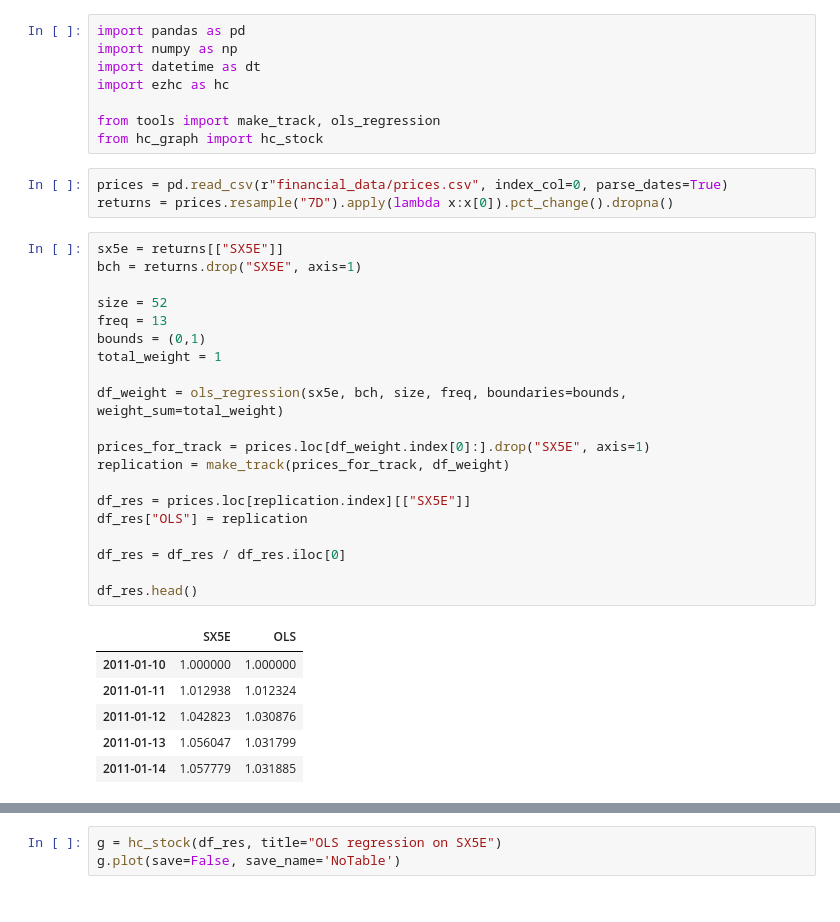
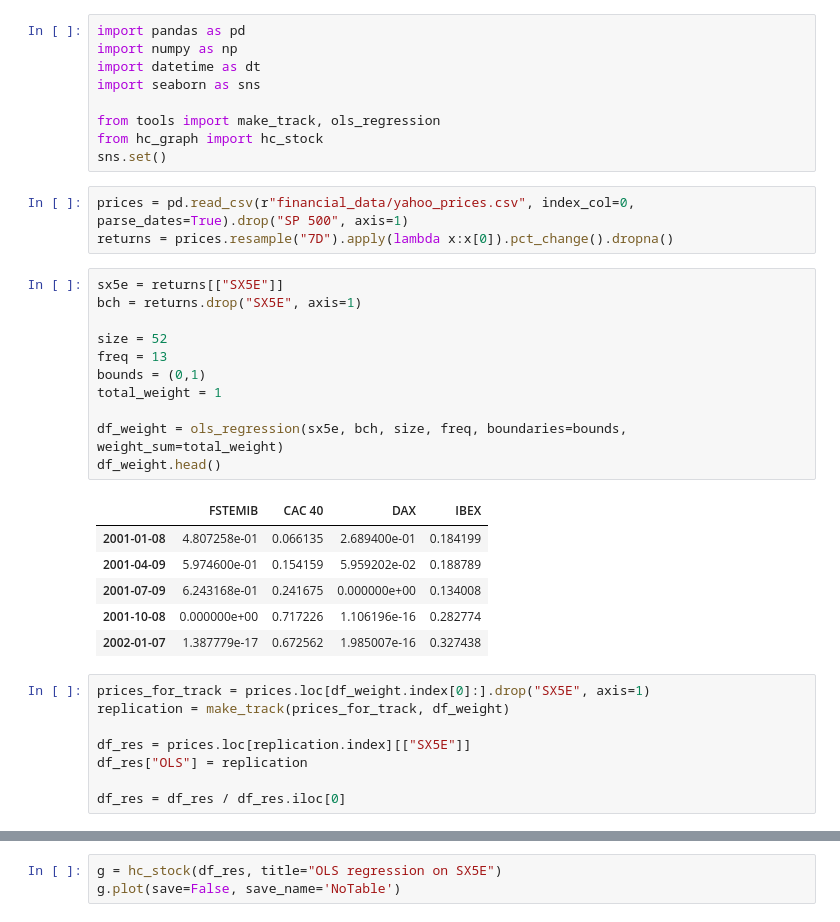
Before and after one commit to gwigniolle/Hedge-Fund-Replication, a Jupyter notebook: OLS Regression on SX5E.ipynb, the cells around one changed output, grey strips where cells are left out. Saved outputs shown, nothing was run; the diff lists cells and outputs as text.

```diff
--- a/OLS Regression on SX5E.ipynb
+++ b/OLS Regression on SX5E.ipynb
@@ -9,37 +6,37 @@ The autoreload extension is already loaded. To reload it, use:
 import pandas as pd
 import numpy as np
 import datetime as dt
-import ezhc as hc
+import seaborn as sns
 
 from tools import make_track, ols_regression
 from hc_graph import hc_stock
+sns.set()
 # %%
-prices = pd.read_csv(r"financial_data/prices.csv", index_col=0, parse_dates=True)
+prices = pd.read_csv(r"financial_data/yahoo_prices.csv", index_col=0, parse_dates=True).drop("SP 500", axis=1)
 returns = prices.resample("7D").apply(lambda x:x[0]).pct_change().dropna()
 # %%
 sx5e = returns[["SX5E"]]
 bch = returns.drop("SX5E", axis=1)
 
 size = 52
 freq = 13
 bounds = (0,1)
 total_weight = 1
 
 df_weight = ols_regression(sx5e, bch, size, freq, boundaries=bounds, weight_sum=total_weight)
-
-prices_for_track = prices.loc[df_weight.index[0]:].drop("SX5E", axis=1)
-replication = make_track(prices_for_track, df_weight)
-
-df_res = prices.loc[replication.index][["SX5E"]]
-df_res["OLS"] = replication
-
-df_res = df_res / df_res.iloc[0]
-
-df_res.head()
+df_weight.head()
 # %% [output]
-|  | SX5E | OLS |
-| 2011-01-10 | 1.000000 | 1.000000 |
-| 2011-01-11 | 1.012938 | 1.012324 |
-| 2011-01-12 | 1.042823 | 1.030876 |
-| 2011-01-13 | 1.056047 | 1.031799 |
-| 2011-01-14 | 1.057779 | 1.031885 |
+|  | FSTEMIB | CAC 40 | DAX | IBEX |
+| 2001-01-08 | 4.807258e-01 | 0.066135 | 2.689400e-01 | 0.184199 |
+| 2001-04-09 | 5.974600e-01 | 0.154159 | 5.959202e-02 | 0.188789 |
+| 2001-07-09 | 6.243168e-01 | 0.241675 | 0.000000e+00 | 0.134008 |
+| 2001-10-08 | 0.000000e+00 | 0.717226 | 1.106196e-16 | 0.282774 |
+| 2002-01-07 | 1.387779e-17 | 0.672562 | 1.985007e-16 | 0.327438 |
+# %%
+prices_for_track = prices.loc[df_weight.index[0]:].drop("SX5E", axis=1)
+replication = make_track(prices_for_track, df_weight)
+
+df_res = prices.loc[replication.index][["SX5E"]]
+df_res["OLS"] = replication
+
+df_res = df_res / df_res.iloc[0]
```
Also changed, not shown: parts of 2 cells of this notebook, 1 other file.
